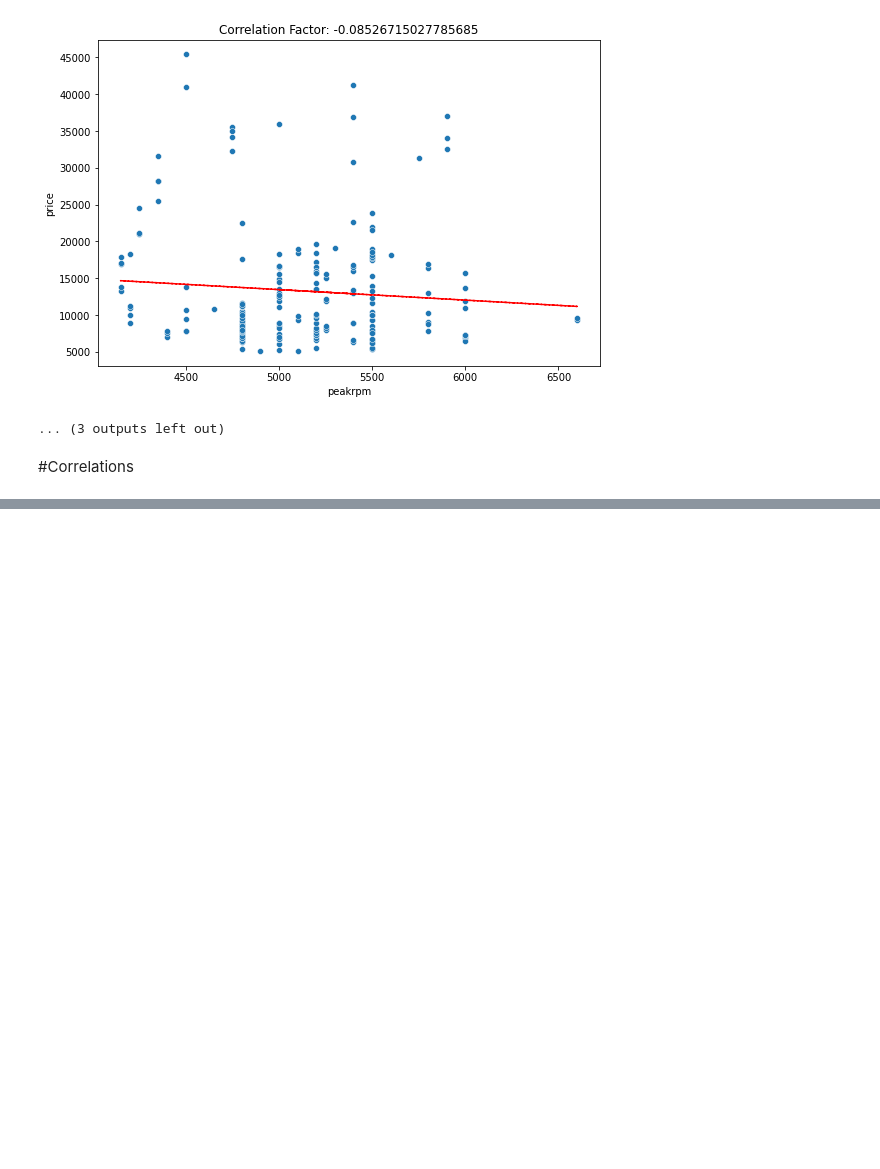
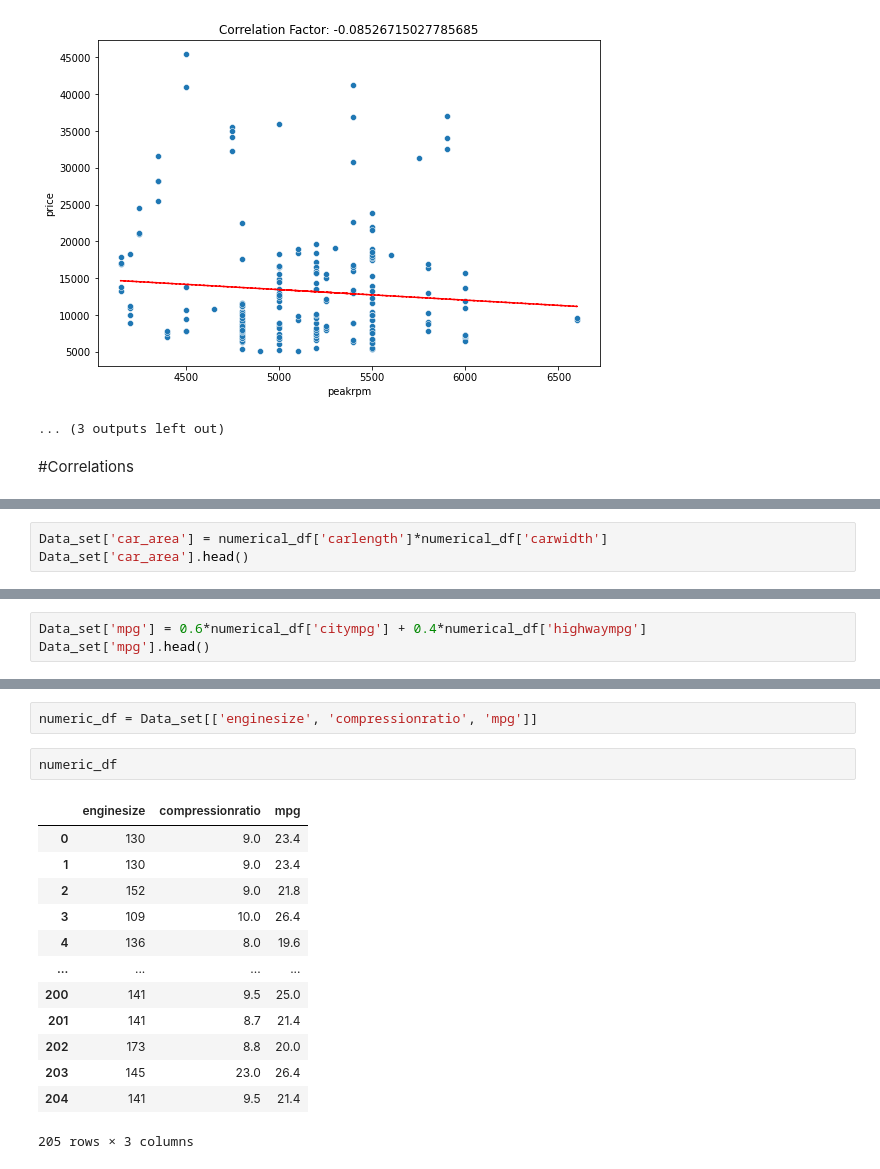
Before and after one commit to Ravinder-Kumar-M/Car_Price_Prediction, a Jupyter notebook: Guided_Project_Linear_Regression.ipynb, the cells around one changed output, grey strips where cells are left out. Drawn from its saved outputs; the diff is of its cells as text; blank space fills up the shorter version.

```diff
--- a/Guided_Project_Linear_Regression.ipynb
+++ b/Guided_Project_Linear_Regression.ipynb
@@ -267,0 +272,3 @@ plt.ioff()
+# %%
+Data_set['car_area'] = numerical_df['carlength']*numerical_df['carwidth']
+Data_set['car_area'].head()
@@ -267,0 +282,3 @@ plt.ioff()
+# %%
+Data_set['mpg'] = 0.6*numerical_df['citympg'] + 0.4*numerical_df['highwaympg']
+Data_set['mpg'].head()
@@ -267,0 +310,18 @@ plt.ioff()
+# %%
+numeric_df = Data_set[['enginesize', 'compressionratio', 'mpg']]
+# %%
+numeric_df
+# %% [output]
+|  | enginesize | compressionratio | mpg |
+| 0 | 130 | 9.0 | 23.4 |
+| 1 | 130 | 9.0 | 23.4 |
+| 2 | 152 | 9.0 | 21.8 |
+| 3 | 109 | 10.0 | 26.4 |
+| 4 | 136 | 8.0 | 19.6 |
+| ... | ... | ... | ... |
+| 200 | 141 | 9.5 | 25.0 |
+| 201 | 141 | 8.7 | 21.4 |
+| 202 | 173 | 8.8 | 20.0 |
+| 203 | 145 | 23.0 | 26.4 |
+| 204 | 141 | 9.5 | 21.4 |
+205 rows × 3 columns
```
Also changed, not shown: parts of 9 cells of this notebook.
